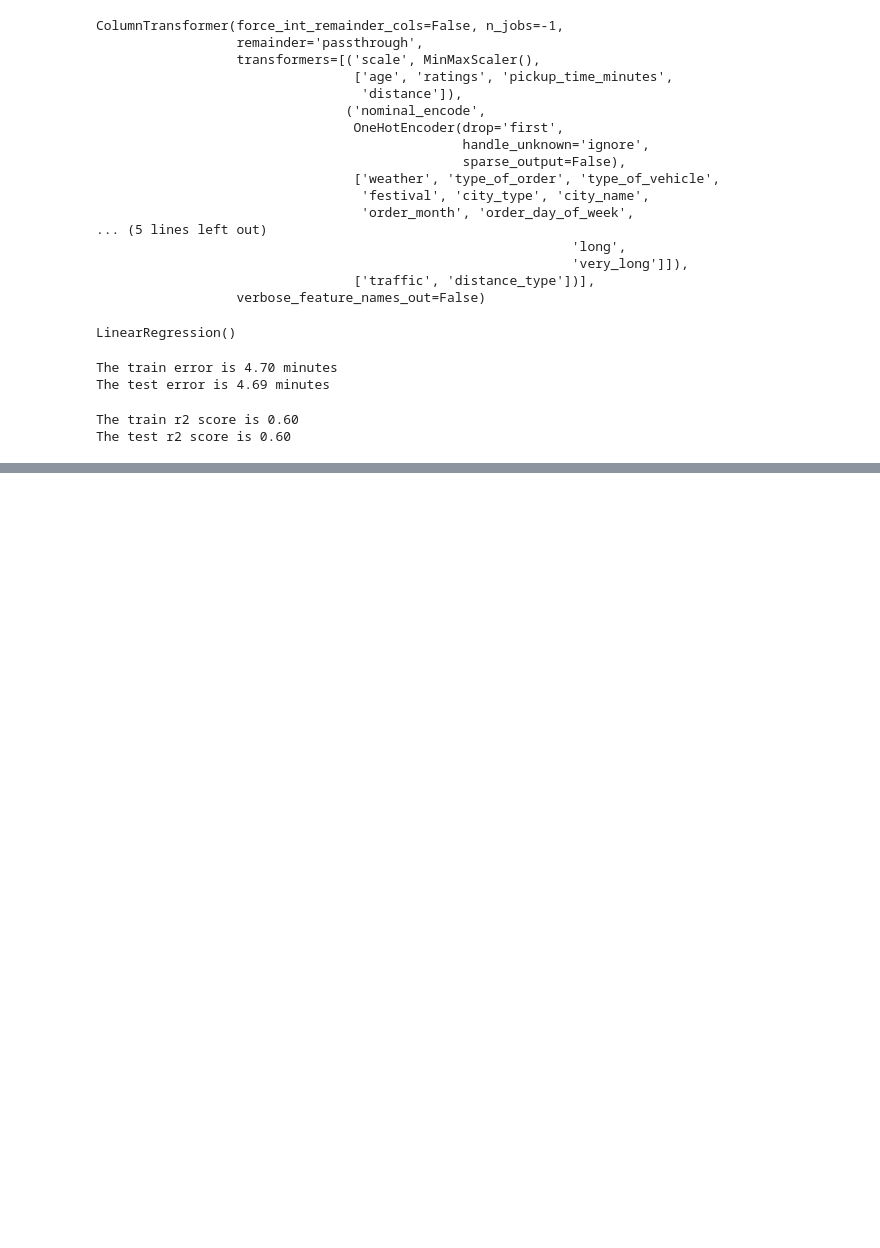
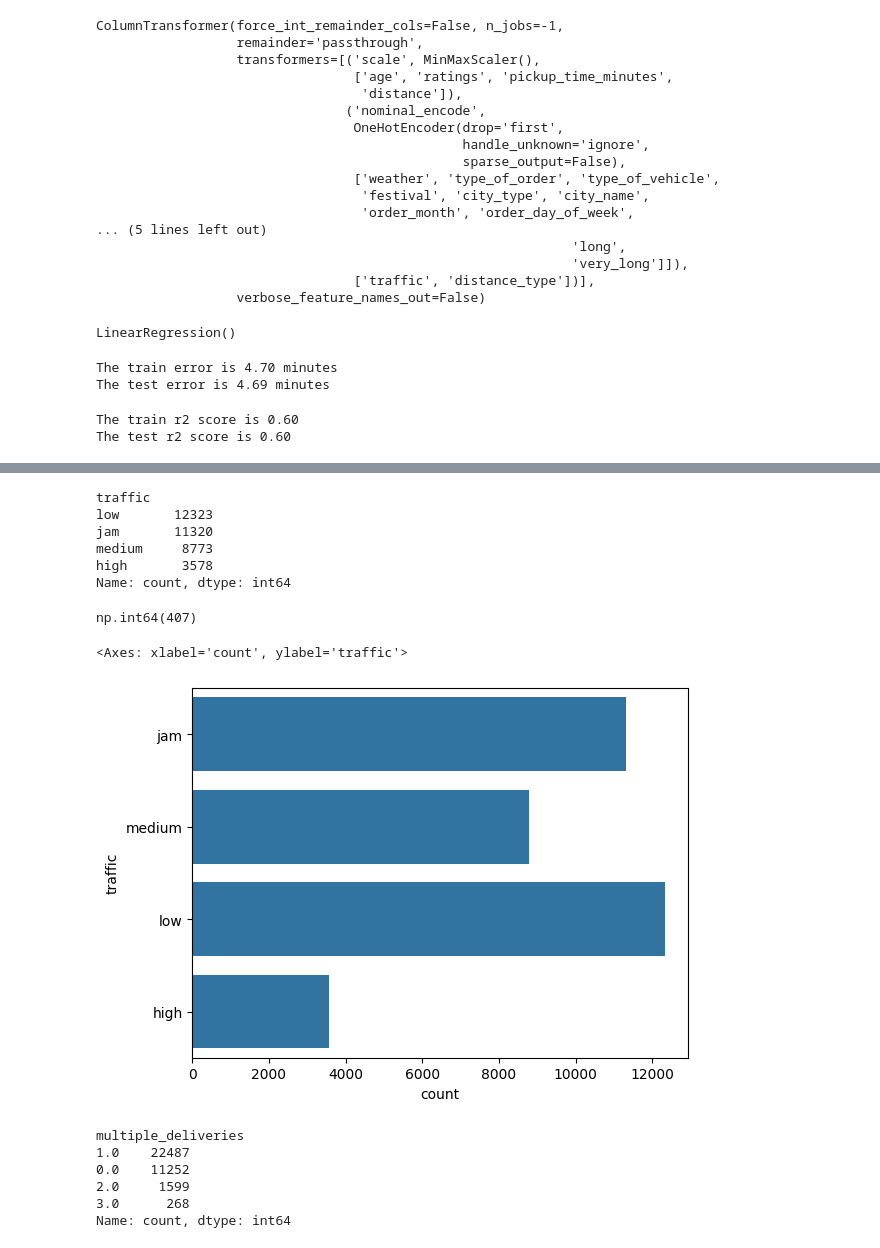
Before and after one commit to gulamkibria775/ML_Project, a Jupyter notebook: Swiggy_Delivery_Time_Prediction/notebooks/base_line.ipynb, the cells around one changed output, grey strips where cells are left out. Saved outputs shown, nothing was run; the diff lists cells and outputs as text; code cells hidden in the pictures; blank space fills up the shorter version.

```diff
--- a/Swiggy_Delivery_Time_Prediction/notebooks/base_line.ipynb
+++ b/Swiggy_Delivery_Time_Prediction/notebooks/base_line.ipynb
@@ -290,0 +403,35 @@ dtype: int64
+# %%
+# value counts
+
+X_train['traffic'].value_counts()
+# %% [output]
+traffic
+low       12323
+jam       11320
+medium     8773
+high       3578
+Name: count, dtype: int64
+# %%
+# Missing values in column
+
+X_train['traffic'].isna().sum()
+# %% [output]
+np.int64(407)
+# %%
+# countplot
+
+sns.countplot(X_train['traffic'])
+# %% [output]
+<Axes: xlabel='count', ylabel='traffic'>
+[figure, added]
+# %%
+# value counts
+
+X_train['multiple_deliveries'].value_counts()
+# %% [output]
+multiple_deliveries
+1.0    22487
+0.0    11252
+2.0     1599
+3.0      268
+Name: count, dtype: int64
```
Also changed, not shown: parts of 78 cells of this notebook, 43 other files.
